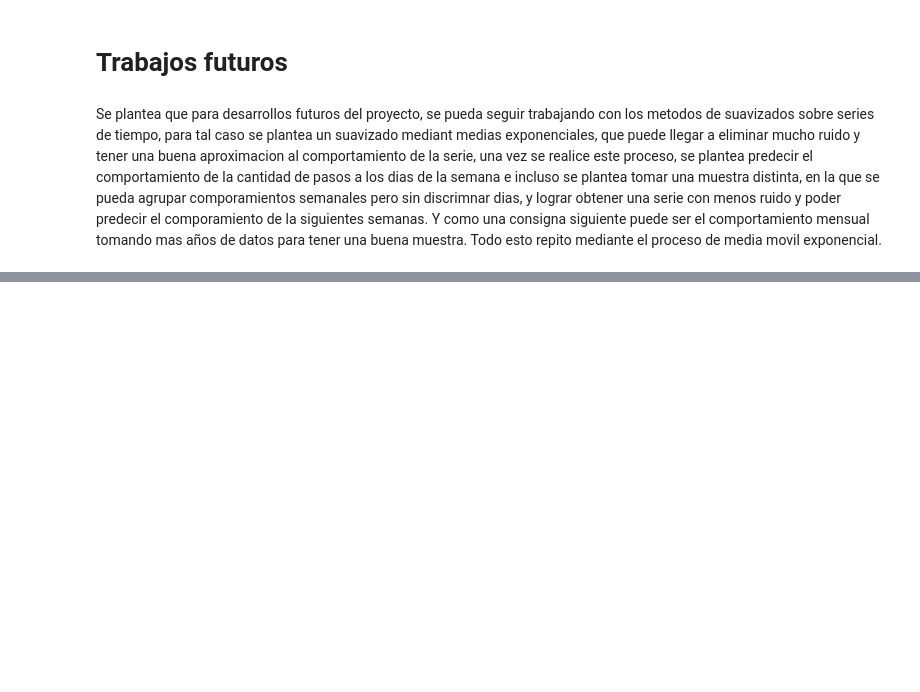
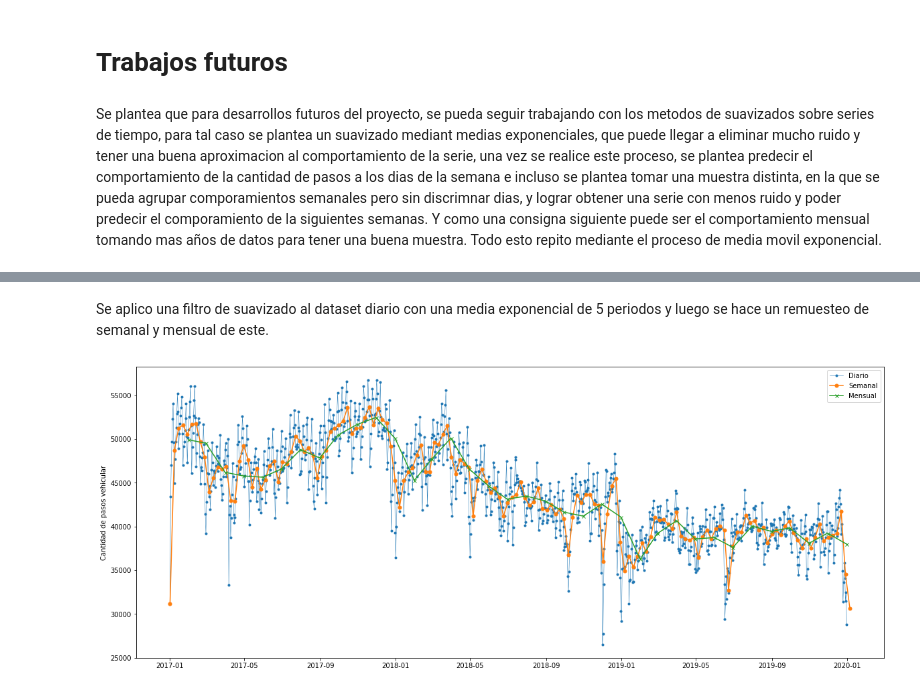
Before and after one commit to mianguevara/Acamica, a Jupyter notebook: DS_Proyecto_03_ST.ipynb, the cells around one changed output, grey strips where cells are left out. Saved outputs shown, nothing was run; the diff lists cells and outputs as text; code cells hidden in the pictures; blank space fills up the shorter version.

```diff
--- a/DS_Proyecto_03_ST.ipynb
+++ b/DS_Proyecto_03_ST.ipynb
@@ -832,0 +933,25 @@ Todo esto repito mediante el proceso de media movil exponencial.
+# %%
+#Se crea una media exponencial de 5 periodos que tiene la libreria pandas
+
+window=5
+diario_new["ema"] = pd.DataFrame.ewm(diario_new["cantidad_pasos"], span=window).mean()
+
+media_opsd_semanal_ema = diario_new['ema'].resample('W').mean()
+media_opsd_semanal_ema = media_opsd_semanal_ema.to_frame()
+
+media_opsd_mensual_ema = diario_new['ema'].resample('M').mean()
+media_opsd_mensual_ema = media_opsd_mensual_ema.to_frame()
+# %% [markdown]
+Se aplico una filtro de suavizado al dataset diario con una media exponencial de 5 periodos y luego se hace un remuesteo de semanal y mensual de este.
+# %%
+#Se grafica el dataset diario con su media exponencial y sus remuestros
+
+fig,eje = plt.subplots(figsize=(20,8))
+eje.plot(diario_new['ema'],marker='.',linestyle='-',linewidth=0.5,label='Diario')
+eje.plot(media_opsd_semanal_ema['ema'],marker='o',markersize=5,label='Semanal')
+eje.plot(media_opsd_mensual_ema['ema'],marker='x',markersize=5,label='Mensual')
+eje.set_ylabel('Cantidad de pasos vehicular')
+eje.legend()
+plt.show()
+# %% [output]
+[figure, added]
```
Also changed, not shown: parts of 19 cells of this notebook.
